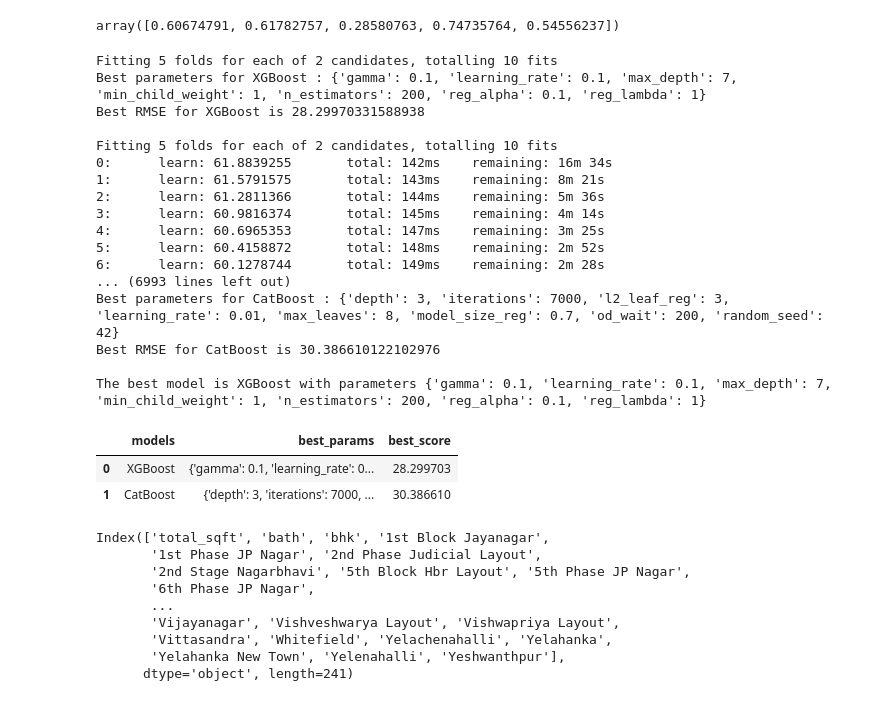
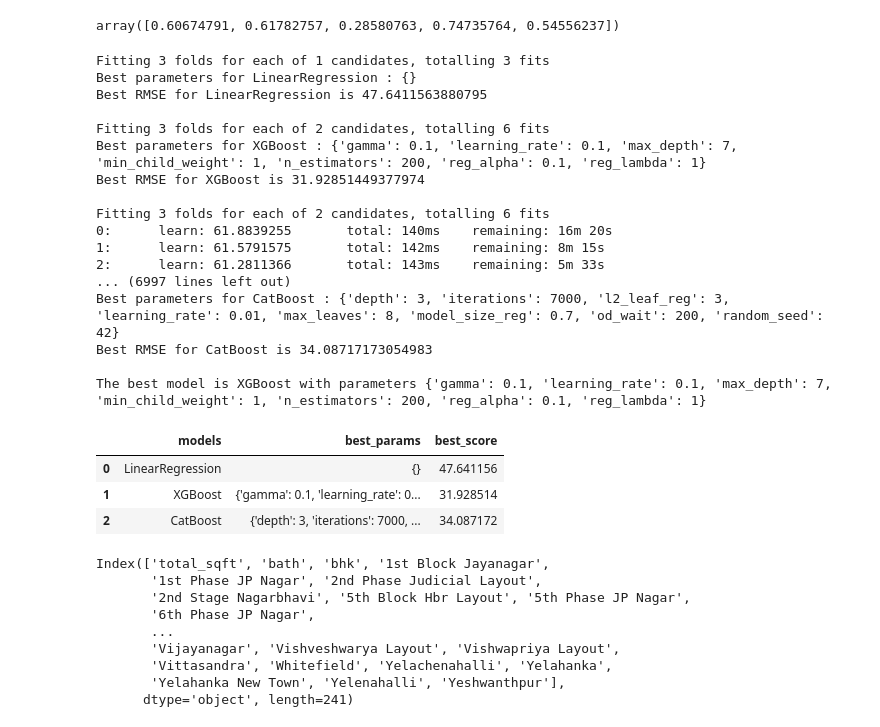
Before and after one commit to KumudithaSilva/RealEstateRealm, a Jupyter notebook: real_estate.ipynb, the cells around one changed output. Saved outputs shown, nothing was run; the diff lists cells and outputs as text; code cells hidden in the pictures.

Commit message:
modifed with best model

```diff
--- a/real_estate.ipynb
+++ b/real_estate.ipynb
@@ -574,6 +591,12 @@ cross_val_score(LinearRegression(), X, y, cv=cv)
 array([0.60674791, 0.61782757, 0.28580763, 0.74735764, 0.54556237])
 # %%
 model_params = {
+        'LinearRegression':{
+            'model':LinearRegression(),
+            'params':{
+            }
+        },
+
        'XGBoost':{
         'model':XGBRegressor(),
         'params': {
@@ -584,7 +607,7 @@ model_params = {
             'gamma': [0.1],
             'reg_alpha': [0.1],
             'reg_lambda': [1]
-        },
+        }
     },
         'CatBoost':{
         'model':CatBoostRegressor(),
@@ -602,7 +625,7 @@ model_params = {
 }
 # %%
 # Apply shuffleSplit
-sh_cv = ShuffleSplit(n_splits=5, test_size=0.2, random_state=0)
+sh_cv = ShuffleSplit(n_splits=3, test_size=0.2, random_state=0)
 
 # Initialize GridSearchCV
 best_model_name = None
@@ -617,47 +640,48 @@ for model_name, model in model_params.items():
     grid.fit(X, y)
 
     models = model_name
     current_best_score = np.sqrt(-1 * (grid.best_score_))
 
     print(f"Best parameters for {models} : {grid.best_params_}")
     print(F"Best RMSE for {models} is {current_best_score} \n")
 
     scores.append({
         'models':models,
         'best_params': grid.best_params_,
         'best_score': current_best_score
     })
 
     # Best model with best parameters
     if current_best_score < best_score:
         best_score = current_best_score
         best_model_name = model_name
         best_model = grid.best_estimator_
         best_params = grid.best_params_
 
 print(f"The best model is {best_model_name} with parameters {best_params}")
 pd.DataFrame(scores, columns=list(scores[0].keys()))
 # %% [output]
-Fitting 5 folds for each of 2 candidates, totalling 10 fits
+Fitting 3 folds for each of 1 candidates, totalling 3 fits
+Best parameters for LinearRegression : {}
+Best RMSE for LinearRegression is 47.6411563880795
+
+Fitting 3 folds for each of 2 candidates, totalling 6 fits
 Best parameters for XGBoost : {'gamma': 0.1, 'learning_rate': 0.1, 'max_depth': 7, 'min_child_weight': 1, 'n_estimators': 200, 'reg_alpha': 0.1, 'reg_lambda': 1}
-Best RMSE for XGBoost is 28.29970331588938
+Best RMSE for XGBoost is 31.92851449377974
 
-Fitting 5 folds for each of 2 candidates, totalling 10 fits
-0:      learn: 61.8839255       total: 142ms    remaining: 16m 34s
-1:      learn: 61.5791575       total: 143ms    remaining: 8m 21s
-2:      learn: 61.2811366       total: 144ms    remaining: 5m 36s
-3:      learn: 60.9816374       total: 145ms    remaining: 4m 14s
-4:      learn: 60.6965353       total: 147ms    remaining: 3m 25s
-5:      learn: 60.4158872       total: 148ms    remaining: 2m 52s
-6:      learn: 60.1278744       total: 149ms    remaining: 2m 28s
-... (6993 lines left out)
+Fitting 3 folds for each of 2 candidates, totalling 6 fits
+0:      learn: 61.8839255       total: 140ms    remaining: 16m 20s
+1:      learn: 61.5791575       total: 142ms    remaining: 8m 15s
+2:      learn: 61.2811366       total: 143ms    remaining: 5m 33s
+... (6997 lines left out)
 Best parameters for CatBoost : {'depth': 3, 'iterations': 7000, 'l2_leaf_reg': 3, 'learning_rate': 0.01, 'max_leaves': 8, 'model_size_reg': 0.7, 'od_wait': 200, 'random_seed': 42}
-Best RMSE for CatBoost is 30.386610122102976
+Best RMSE for CatBoost is 34.08717173054983
 
 The best model is XGBoost with parameters {'gamma': 0.1, 'learning_rate': 0.1, 'max_depth': 7, 'min_child_weight': 1, 'n_estimators': 200, 'reg_alpha': 0.1, 'reg_lambda': 1}
 |  | models | best_params | best_score |
-| 0 | XGBoost | {'gamma': 0.1, 'learning_rate': 0... | 28.299703 |
-| 1 | CatBoost | {'depth': 3, 'iterations': 7000, ... | 30.386610 |
+| 0 | LinearRegression | {} | 47.641156 |
+| 1 | XGBoost | {'gamma': 0.1, 'learning_rate': 0... | 31.928514 |
+| 2 | CatBoost | {'depth': 3, 'iterations': 7000, ... | 34.087172 |
 # %%
 X.columns
 # %% [output]
```
Also changed, not shown: parts of 17 cells of this notebook.
